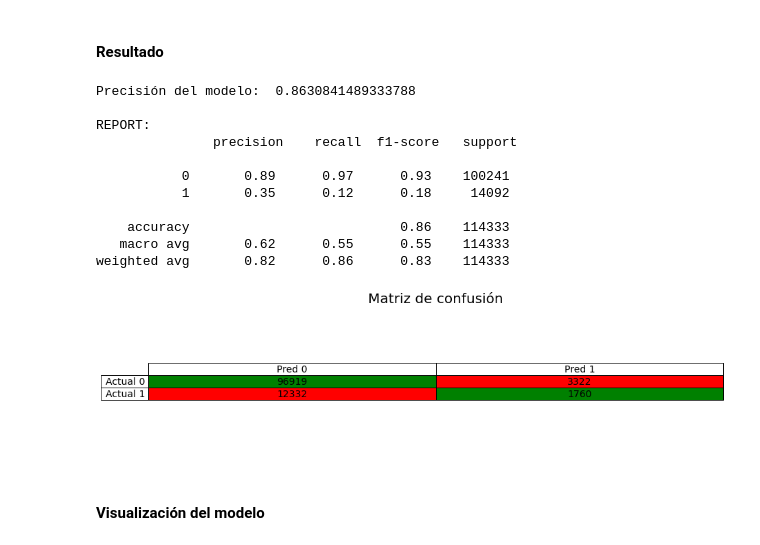
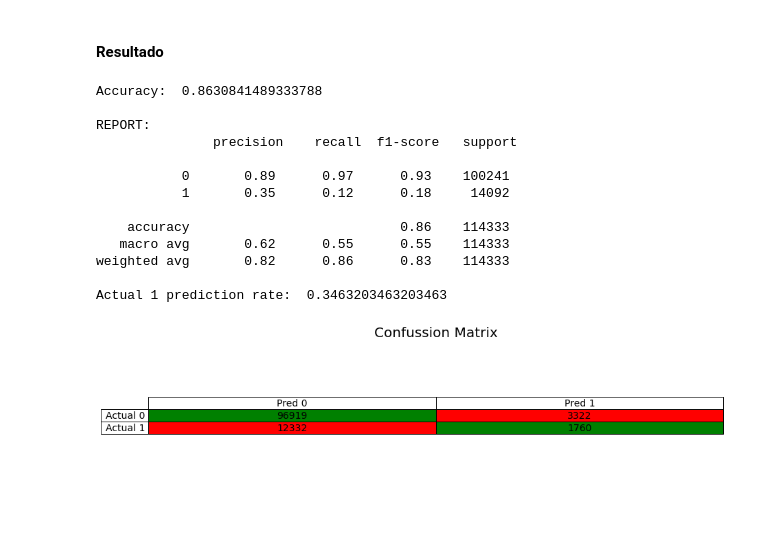
Before and after one commit to GZabalaG/AIMaster, a Jupyter notebook: Datasets_Analysis/car_insurance.ipynb, the cells around one changed output. Cells and saved outputs as stored; diff of their text form; code cells hidden in the pictures.

Commit message:
all models complete

```diff
--- a/Datasets_Analysis/car_insurance.ipynb
+++ b/Datasets_Analysis/car_insurance.ipynb
@@ -641,3 +619,6 @@ display(x_train)
+# %%
+accuracy_1_scores = np.empty(5)
+accuracy_total = np.empty(5)
 # %% [markdown]
 ### Análisis regresión logística
 
@@ -933,12 +832,14 @@ predictions_dtc_model = dtc_model.predict(x_test)
 # %% [markdown]
 #### Resultado
 # %%
+# Reports: confussion matrix & accuracy score
 cm = confusion_matrix(y_test, predictions_dtc_model)
-log_model_acc = accuracy_score(predictions_dtc_model, y_test)
+dtc_model_acc = accuracy_score(predictions_dtc_model, y_test)
 
-print('Precisión del modelo: ', log_model_acc)
+print('Accuracy: ', dtc_model_acc)
 print('\nREPORT:\n', classification_report(y_test, predictions_dtc_model))
 
+# Confussion matrix table
 fig, ax =plt.subplots(1, figsize=(10,4))
 
 labels_pred =['Pred 0', 'Pred 1']
@@ -948,19 +849,23 @@ ax.axis('off')
 colors = [['g', 'r'],[ 'r', 'g']]
 
 conf_matrix_table = ax.table(   cellText = cm,
-                                    colLabels = labels_result,
-                                    rowLabels = labels_pred,
-                                    loc = 'center',
-                                    cellColours = colors,
-                                    cellLoc = 'center')
+                                colLabels = labels_pred,
+                                rowLabels = labels_result,
+                                loc = 'center',
+                                cellColours = colors,
+                                cellLoc = 'center')
 
 
-ax.set_title('Matriz de confusión', fontsize = 20)
+ax.set_title('Confussion Matrix', fontsize = 20)
 conf_matrix_table.auto_set_font_size(False)
 conf_matrix_table.set_fontsize(8)
 conf_matrix_table.set_fontsize(14)
 conf_matrix_table.scale(1.5, 1.5)
 
-#sns.scatterplot(data=x_test, y='Region_Code', ax=ax[1])
+# Pred 1 rate
+pred_1_rate = cm[1, 1] / (cm[0, 1] + cm[1, 1])
 
-#plt.show()
+accuracy_1_scores[3] = pred_1_rate
+accuracy_total[3] = dtc_model_acc
+
+print('Actual 1 prediction rate: ', pred_1_rate)
@@ -977,49 +882,55 @@ predictions_rfc_model = rfc_model.predict(x_test)
 # %% [markdown]
 #### Resultado
 # %%
+# Reports: confussion matrix & accuracy score
 cm = confusion_matrix(y_test, predictions_rfc_model)
-log_model_acc = accuracy_score(predictions_rfc_model, y_test)
+rfc_model_acc = accuracy_score(predictions_rfc_model, y_test)
 
-print('Precisión del modelo: ', log_model_acc)
+print('Accuracy: ', rfc_model_acc)
 print('\nREPORT:\n', classification_report(y_test, predictions_rfc_model))
 
+# Confussion matrix table
 fig, ax =plt.subplots(1, figsize=(10,4))
 
 labels_pred =['Pred 0', 'Pred 1']
 labels_result =['Actual 0', 'Actual 1']
 ax.axis('tight')
 ax.axis('off')
 colors = [['g', 'r'],[ 'r', 'g']]
 
 conf_matrix_table = ax.table(   cellText = cm,
                                     colLabels = labels_pred,
                                     rowLabels = labels_result,
                                     loc = 'center',
                                     cellColours = colors,
                                     cellLoc = 'center')
 
 
-ax.set_title('Matriz de confusión', fontsize = 20)
+ax.set_title('Confussion Matrix', fontsize = 20)
 conf_matrix_table.auto_set_font_size(False)
 conf_matrix_table.set_fontsize(8)
 conf_matrix_table.set_fontsize(14)
 conf_matrix_table.scale(1.5, 1.5)
 
-#sns.scatterplot(data=x_test, y='Region_Code', ax=ax[1])
+# Pred 1 rate
+pred_1_rate = cm[1, 1] / (cm[0, 1] + cm[1, 1])
 
-#plt.show()
+accuracy_1_scores[4] = pred_1_rate
+accuracy_total[4] = rfc_model_acc
+
+print('Actual 1 prediction rate: ', pred_1_rate)
 # %% [output]
-Precisión del modelo:  0.8630841489333788
+Accuracy:  0.8630841489333788
 
 REPORT:
                precision    recall  f1-score   support
 
            0       0.89      0.97      0.93    100241
            1       0.35      0.12      0.18     14092
 
     accuracy                           0.86    114333
    macro avg       0.62      0.55      0.55    114333
 weighted avg       0.82      0.86      0.83    114333
+
+Actual 1 prediction rate:  0.3463203463203463
-[figure, old version]
+[figure, new version]
-# %% [markdown]
-#### Visualización del modelo
```
Also changed, not shown: parts of 51 cells of this notebook, 1 other file.
